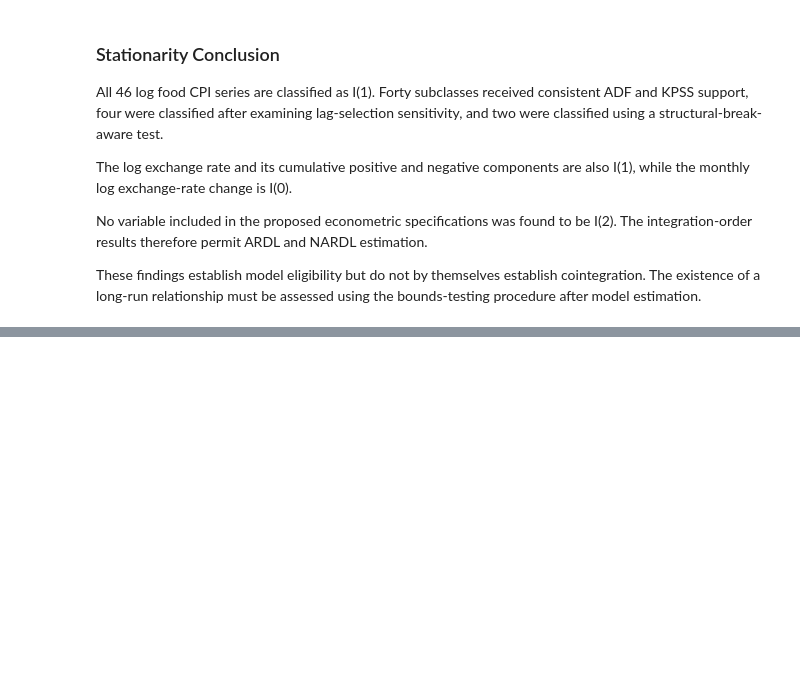
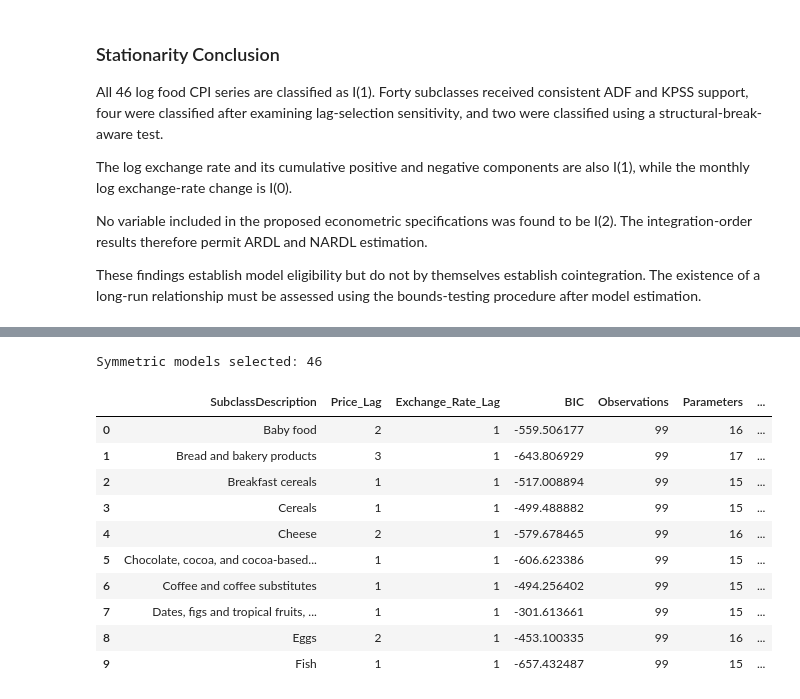
Before and after one commit to MasindiManaga/ERPT_ML_Research, a Jupyter notebook: notebooks/06_Econometric_Modelling.ipynb, the cells around one changed output, grey strips where cells are left out. Saved outputs shown, nothing was run; the diff lists cells and outputs as text; code cells hidden in the pictures; blank space fills up the shorter version.

Commit message:
Symmetric lag selection

```diff
--- a/notebooks/06_Econometric_Modelling.ipynb
+++ b/notebooks/06_Econometric_Modelling.ipynb
@@ -902,0 +921,18 @@ These findings establish model eligibility but do not by themselves establish co
+# %%
+# lag-selection settings
+maximum_price_lag = 6
+maximum_exchange_rate_lag = 6
+selection_hold_back = 6
+seasonal_period = 12
+
+lag_selection_settings = pd.Series({
+    "Maximum food-price lag": maximum_price_lag,
+    "Maximum exchange-rate lag": maximum_exchange_rate_lag,
+    "Minimum permitted lag": 1,
+    "Selection criterion": "BIC",
+    "Seasonal indicators": True,
+    "Seasonal period": seasonal_period,
+    "Common hold-back": selection_hold_back
+})
+
+lag_selection_settings.to_frame(name="Setting")
@@ -902,0 +1030,54 @@ These findings establish model eligibility but do not by themselves establish co
+# %%
+# select the symmetric ARDL order for each subclass
+symmetric_selection_records = []
+symmetric_ardl_results = {}
+
+for subclass_name, subclass_data in econometric_data.groupby(
+    "SubclassDescription"
+):
+    selection_summary, fitted_result = select_best_ardl_model(
+        subclass_data=subclass_data,
+        exogenous_variables=["Log_ExchangeRate"]
+    )
+
+    selection_summary["SubclassDescription"] = subclass_name
+    symmetric_selection_records.append(selection_summary)
+
+    symmetric_ardl_results[subclass_name] = fitted_result
+
+symmetric_lag_selection = (
+    pd.DataFrame(symmetric_selection_records)
+    [
+        [
+            "SubclassDescription",
+            "Price_Lag",
+            "Exchange_Rate_Lag",
+            "BIC",
+            "Observations",
+            "Parameters",
+            "Successful_Candidates"
+        ]
+    ]
+    .sort_values("SubclassDescription")
+    .reset_index(drop=True)
+)
+
+print(
+    "Symmetric models selected:",
+    len(symmetric_ardl_results)
+)
+
+symmetric_lag_selection.head(10)
+# %% [output]
+Symmetric models selected: 46
+|  | SubclassDescription | Price_Lag | Exchange_Rate_Lag | BIC | Observations | Parameters | ... |
+| 0 | Baby food | 2 | 1 | -559.506177 | 99 | 16 | ... |
+| 1 | Bread and bakery products | 3 | 1 | -643.806929 | 99 | 17 | ... |
+| 2 | Breakfast cereals | 1 | 1 | -517.008894 | 99 | 15 | ... |
+| 3 | Cereals | 1 | 1 | -499.488882 | 99 | 15 | ... |
+| 4 | Cheese | 2 | 1 | -579.678465 | 99 | 16 | ... |
+| 5 | Chocolate, cocoa, and cocoa-based... | 1 | 1 | -606.623386 | 99 | 15 | ... |
+| 6 | Coffee and coffee substitutes | 1 | 1 | -494.256402 | 99 | 15 | ... |
+| 7 | Dates, figs and tropical fruits, ... | 1 | 1 | -301.613661 | 99 | 15 | ... |
+| 8 | Eggs | 2 | 1 | -453.100335 | 99 | 16 | ... |
+| 9 | Fish | 1 | 1 | -657.432487 | 99 | 15 | ... |
```
Also changed, not shown: parts of 5 cells of this notebook.
